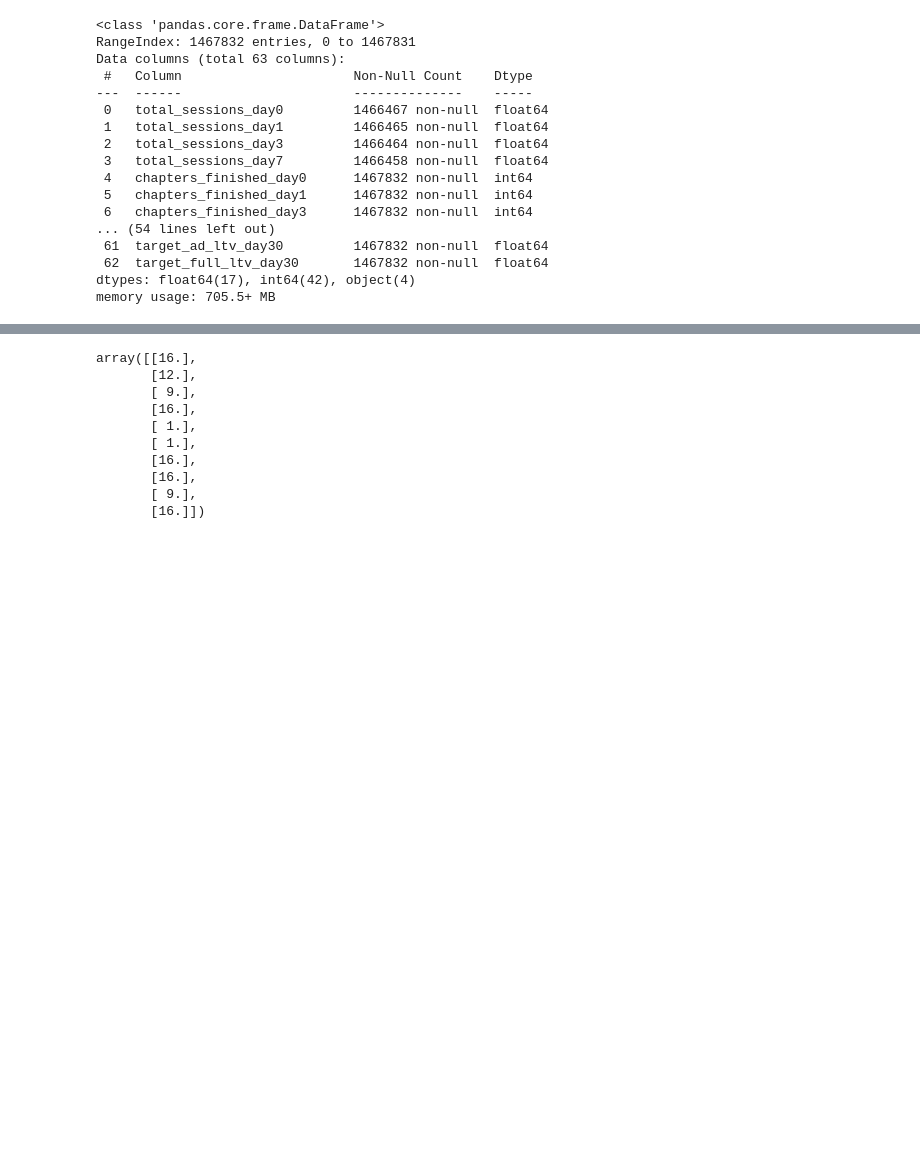
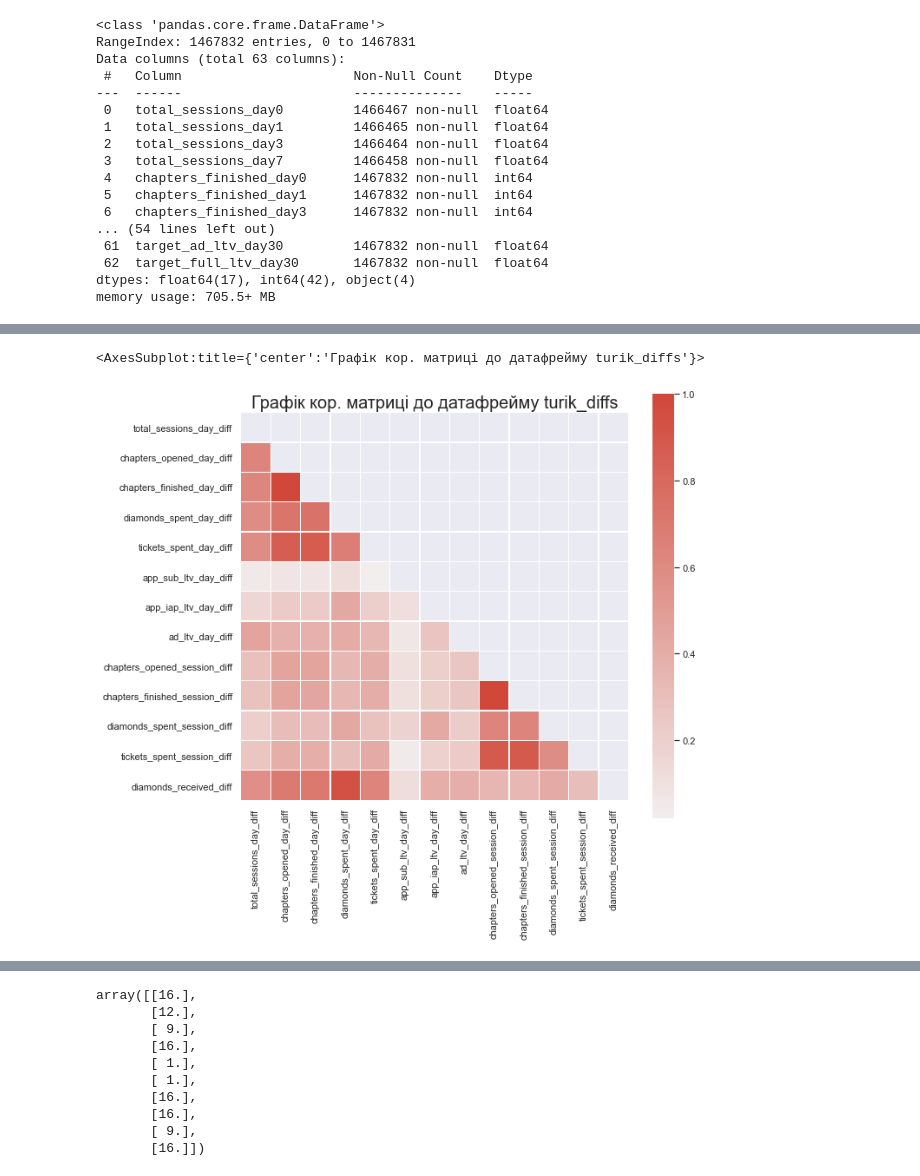
Before and after one commit to Yevgenialno/Game-Revenue-Forecast, a Jupyter notebook: TEST TASK TURIK.ipynb, the cells around one changed output, grey strips where cells are left out. Drawn from its saved outputs; the diff is of its cells as text; code cells hidden in the pictures; blank space fills up the shorter version.

```diff
--- a/TEST TASK TURIK.ipynb
+++ b/TEST TASK TURIK.ipynb
@@ -175,0 +82,18 @@ memory usage: 705.5+ MB
+# %%
+# створюємо новий датафрейм різниць деяких з чисельних характеристик основного датафрейму
+turik_diffs = pd.DataFrame()
+# %%
+# Дані переслані з блокноту Дані (прікол)
+turik_diffs['total_sessions_day_diff'] = turik_data.total_sessions_day7 - turik_data.total_sessions_day3
+turik_diffs['chapters_opened_day_diff'] = turik_data.chapters_opened_day7 - turik_data.chapters_opened_day3
+turik_diffs['chapters_finished_day_diff'] = turik_data.chapters_finished_day7 - turik_data.chapters_finished_day3
+turik_diffs['diamonds_spent_day_diff'] = turik_data.diamonds_spent_day7 - turik_data.diamonds_spent_day3
+turik_diffs['tickets_spent_day_diff'] = turik_data.tickets_spent_day7 - turik_data.tickets_spent_day3
+turik_diffs['app_sub_ltv_day_diff'] = turik_data.app_sub_ltv_day3 - turik_data.app_sub_ltv_day1
+turik_diffs['app_iap_ltv_day_diff'] = turik_data.app_iap_ltv_day3 - turik_data.app_iap_ltv_day1
+turik_diffs['ad_ltv_day_diff'] = turik_data.ad_ltv_day3 - turik_data.ad_ltv_day1
+turik_diffs['chapters_opened_session_diff'] = turik_data.chapters_opened_session9 - turik_data.chapters_opened_session3
+turik_diffs['chapters_finished_session_diff'] = turik_data.chapters_finished_session9 - turik_data.chapters_finished_session3
+turik_diffs['diamonds_spent_session_diff'] = turik_data.diamonds_spent_session9 - turik_data.diamonds_spent_session3
+turik_diffs['tickets_spent_session_diff'] = turik_data.tickets_spent_session9 - turik_data.tickets_spent_session3
+turik_diffs['diamonds_received_diff'] = turik_data.diamonds_received_day7 - turik_data.diamonds_received_day3
@@ -175,0 +118,14 @@ memory usage: 705.5+ MB
+# %%
+corr = turik_diffs.corr()
+
+mask = np.triu(np.ones_like(corr, dtype=bool))
+
+title = 'Графік кор. матриці до датафрейму turik_diffs'
+
+plt.figure(figsize=(10, 9))
+plt.title(title, fontsize=20)
+cmap = sns.diverging_palette(160, 15, as_cmap=True)
+sns.heatmap(corr, mask=mask, cmap=cmap, vmax=1, center=0, square=True, linewidths=0.1)
+# %% [output]
+<AxesSubplot:title={'center':'Графік кор. матриці до датафрейму turik_diffs'}>
+[figure, added]
```
Also changed, not shown: parts of 97 cells of this notebook.
